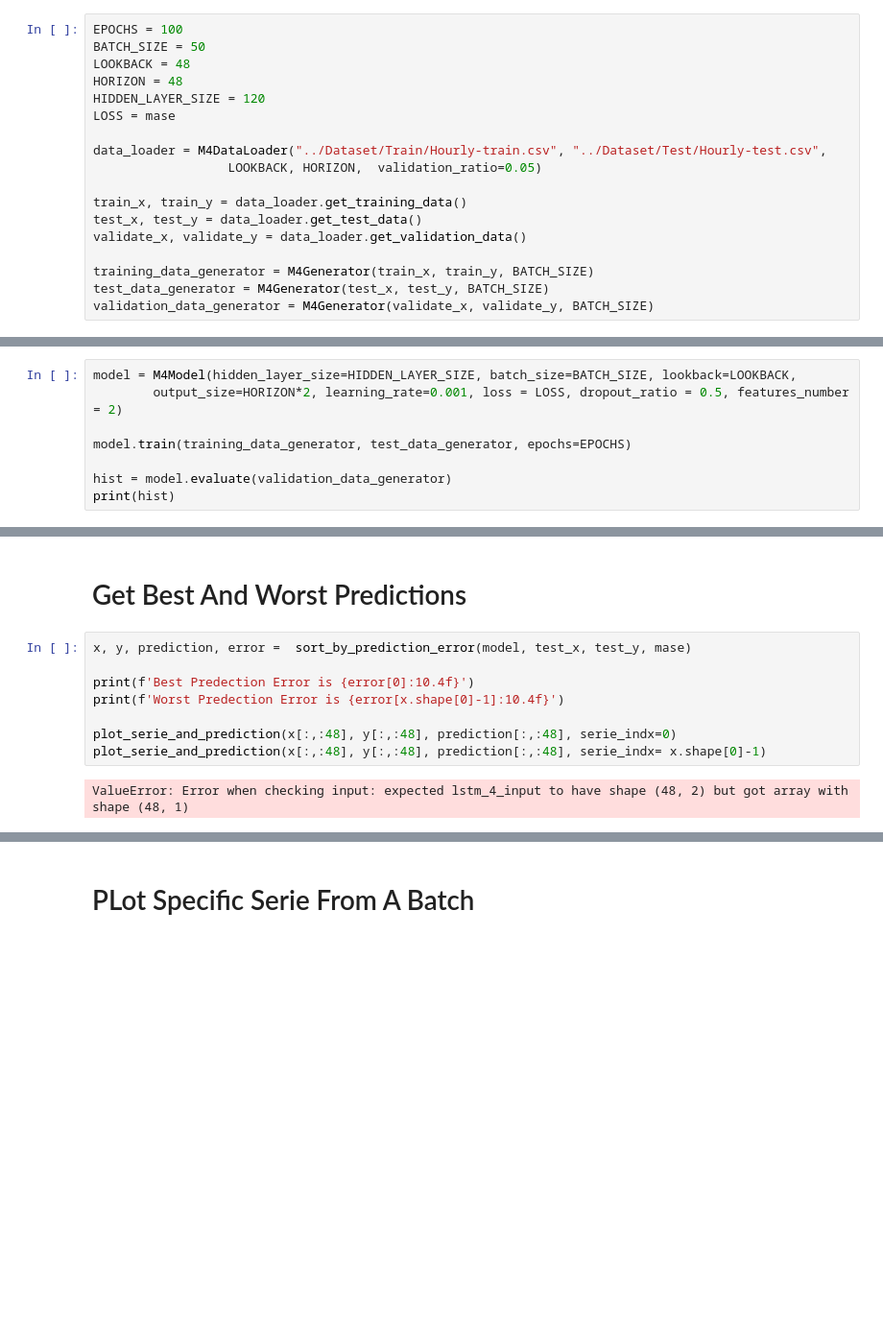
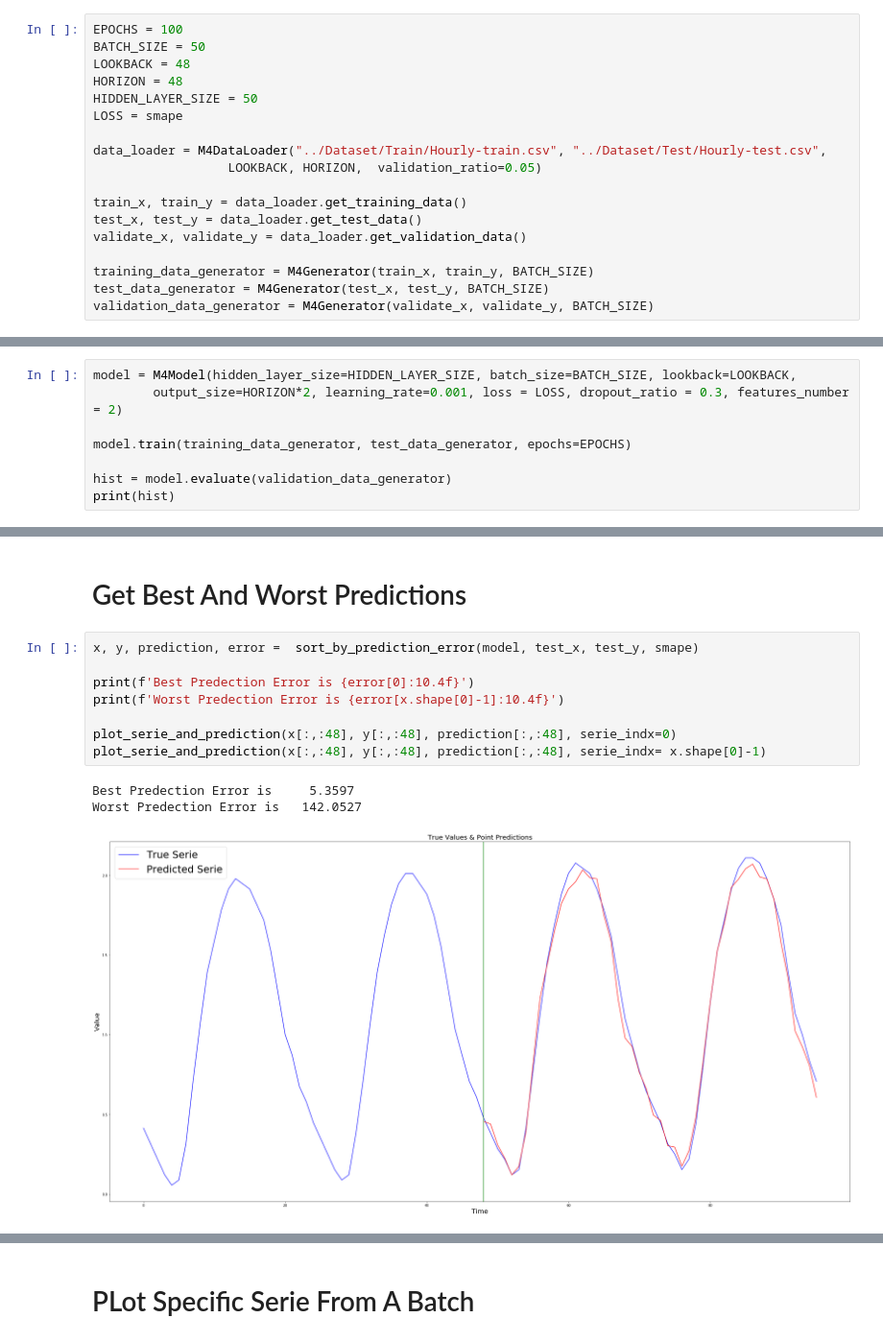
Before and after one commit to yamen23ali/m4-lstm, a Jupyter notebook: notebooks/Point_predection_mae.ipynb, the cells around one changed output, grey strips where cells are left out. Shown at 96% size. Drawn from its saved outputs; the diff is of its cells as text; blank space fills up the shorter version.

Commit message:
add model

```diff
--- a/notebooks/Point_predection_mae.ipynb
+++ b/notebooks/Point_predection_mae.ipynb
@@ -26,8 +26,8 @@ EPOCHS = 100
 BATCH_SIZE = 50
 LOOKBACK = 48
 HORIZON = 48
-HIDDEN_LAYER_SIZE = 120
-LOSS = mase
+HIDDEN_LAYER_SIZE = 50
+LOSS = smape
 
 data_loader = M4DataLoader("../Dataset/Train/Hourly-train.csv", "../Dataset/Test/Hourly-test.csv",
                   LOOKBACK, HORIZON,  validation_ratio=0.05)
@@ -43,7 +43,7 @@ validation_data_generator = M4Generator(validate_x, validate_y, BATCH_SIZE)
 # Train The Model
 # %%
 model = M4Model(hidden_layer_size=HIDDEN_LAYER_SIZE, batch_size=BATCH_SIZE, lookback=LOOKBACK,
-        output_size=HORIZON*2, learning_rate=0.001, loss = LOSS, dropout_ratio = 0.5, features_number = 2)
+        output_size=HORIZON*2, learning_rate=0.001, loss = LOSS, dropout_ratio = 0.3, features_number = 2)
 
 model.train(training_data_generator, test_data_generator, epochs=EPOCHS)
 
@@ -65,12 +77,14 @@ Saved model files to disk under../models/with_diff/3-LSTM/2
 # %% [markdown]
 # Get Best And Worst Predictions
 # %%
-x, y, prediction, error =  sort_by_prediction_error(model, test_x, test_y, mase)
+x, y, prediction, error =  sort_by_prediction_error(model, test_x, test_y, smape)
 
 print(f'Best Predection Error is {error[0]:10.4f}')
 print(f'Worst Predection Error is {error[x.shape[0]-1]:10.4f}')
 
 plot_serie_and_prediction(x[:,:48], y[:,:48], prediction[:,:48], serie_indx=0)
 plot_serie_and_prediction(x[:,:48], y[:,:48], prediction[:,:48], serie_indx= x.shape[0]-1)
 # %% [output]
-ValueError: Error when checking input: expected lstm_4_input to have shape (48, 2) but got array with shape (48, 1)
+Best Predection Error is     5.3597
+Worst Predection Error is   142.0527
+[figure, added]
```
Also changed, not shown: parts of 5 cells of this notebook, 6 other files.
